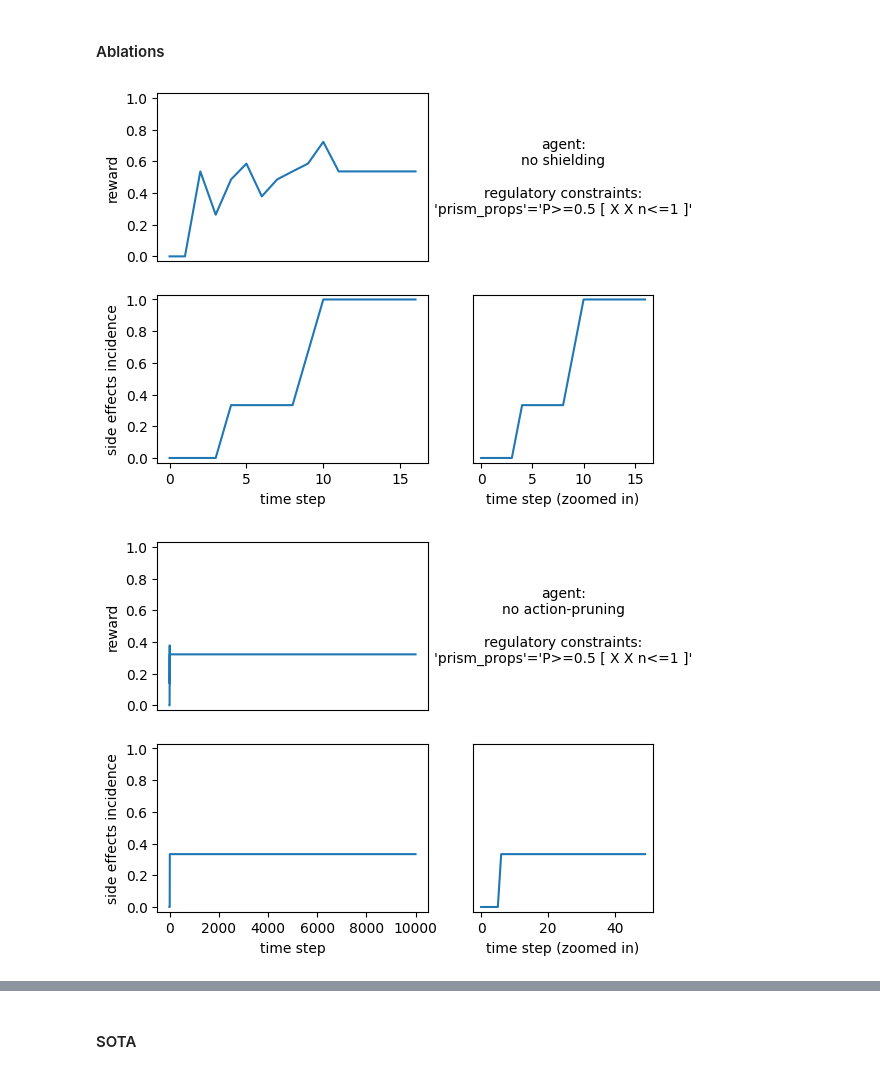
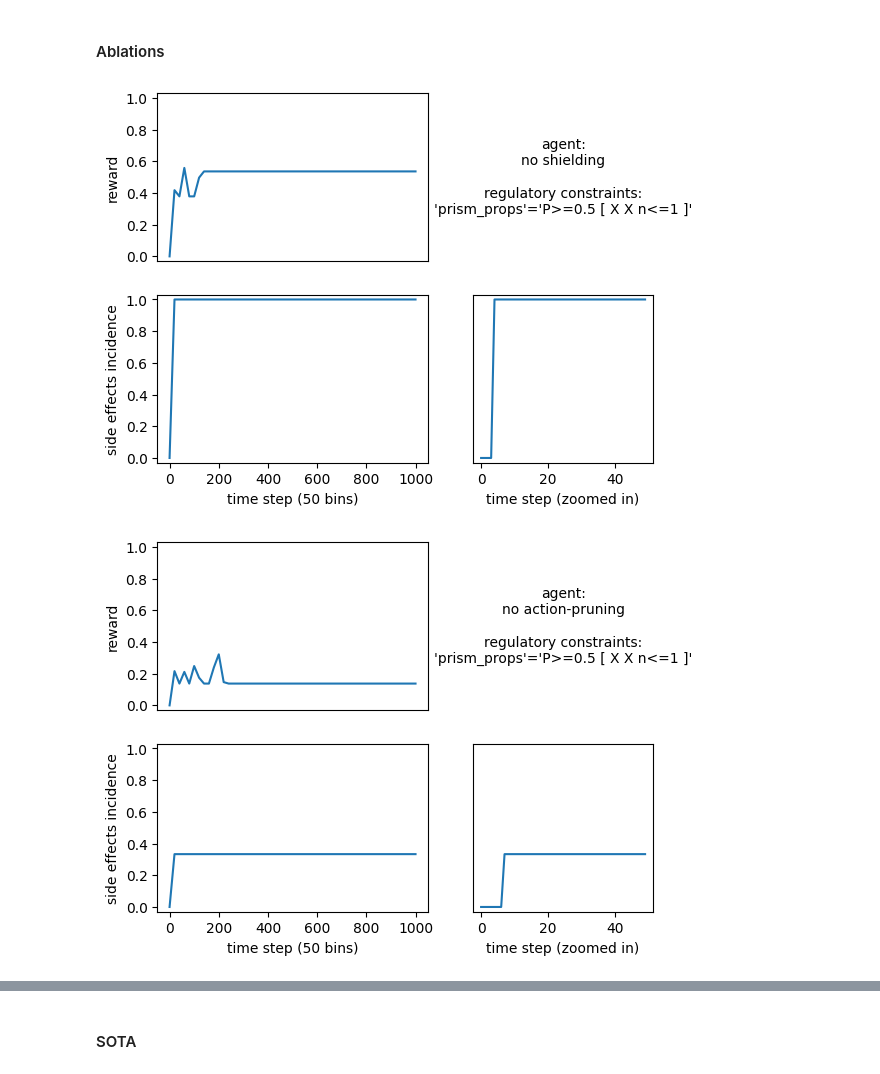
Before and after one commit to carlhenrikrolf/PilotExperimentation, a Jupyter notebook: comparisons.ipynb, the cells around one changed output, grey strips where cells are left out. Drawn from its saved outputs; the diff is of its cells as text; code cells hidden in the pictures.

```diff
--- a/comparisons.ipynb
+++ b/comparisons.ipynb
@@ -30,7 +88,7 @@ import matplotlib.pyplot as plt
 # %% [markdown]
 ### Reset Environment
 # %%
-path = 'results/partial_reset_and_deadlock/' + str(0) + '/'
+path = 'results/reset_and_deadlock/' + str(14) + '/'
 fig = plot_train_summary(path, rmax=1.0)
 fig.show()
 # %% [output]
@@ -39,7 +97,7 @@ fig.show()
 #### Ablations
 # %%
 for i in [1, 2, 3]:
-    path = 'results/partial_reset_and_deadlock/' + str(i) + '/'
+    path = 'results/reset_and_deadlock/' + str(i) + '/'
     fig = plot_train_summary(path, rmax=1.0)
     fig.show()
 # %% [output]
@@ -49,8 +107,8 @@ for i in [1, 2, 3]:
 # %% [markdown]
 #### SOTA
 # %%
-for i in [4, 5, 6]:
-    path = 'results/partial_reset_and_deadlock/' + str(i) + '/'
+for i in [18, 5, 20]:
+    path = 'results/reset_and_deadlock/' + str(i) + '/'
     fig = plot_train_summary(path, rmax=1.0)
     fig.show()
 # %% [output]
@@ -60,7 +118,7 @@ for i in [4, 5, 6]:
 # %% [markdown]
 ### Deadlock Environment
 # %%
-path = 'results/partial_reset_and_deadlock/' + str(0) + '/'
-fig = plot_train_summary(path, rmax=1.0, n_bins=None)
+path = 'results/reset_and_deadlock/' + str(7) + '/'
+fig = plot_train_summary(path, rmax=1.0)
 fig.show()
 # %% [output]
@@ -68,10 +126,10 @@ fig.show()
 # %% [markdown]
 #### Ablations
 # %%
-for i in [8, 9, 10]:
-    path = 'results/partial_reset_and_deadlock/' + str(i) + '/'
-    fig = plot_train_summary(path, rmax=1.0, n_bins=None)
+for i in [8, 23, 10]:
+    path = 'results/reset_and_deadlock/' + str(i) + '/'
+    fig = plot_train_summary(path, rmax=1.0)
     fig.show()
 # %% [output]
-[figure, old version]
+[figure, new version]
-[figure, old version]
+[figure, new version]
```
Also changed, not shown: parts of 11 cells of this notebook.
